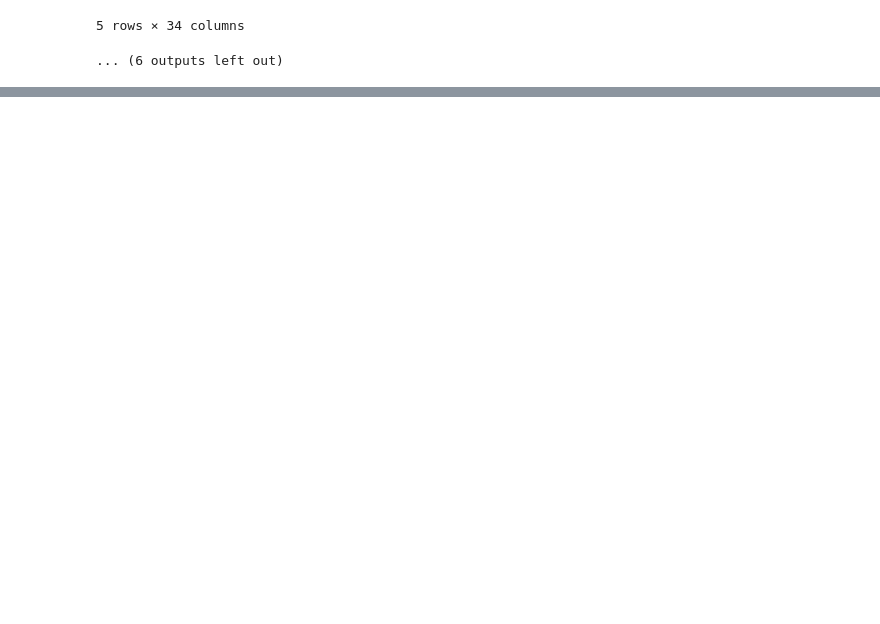
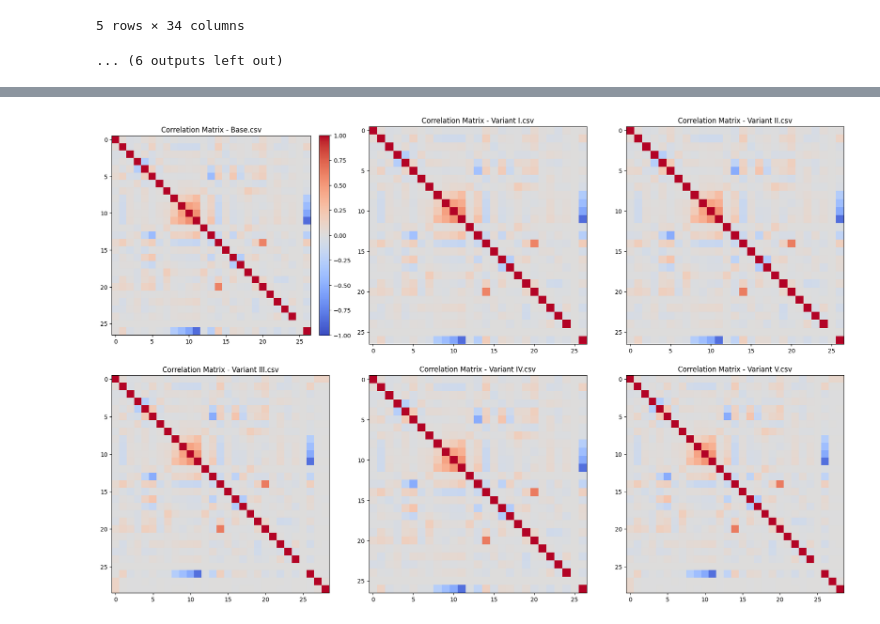
Before and after one commit to TomMcIver/Bank-Account-Fraud, a Jupyter notebook: bank-account-fraud-detection.ipynb, the cells around one changed output, grey strips where cells are left out. Drawn from its saved outputs; the diff is of its cells as text; code cells hidden in the pictures; blank space fills up the shorter version.

```diff
--- a/bank-account-fraud-detection.ipynb
+++ b/bank-account-fraud-detection.ipynb
@@ -117,0 +167,37 @@ fig.show()
+# %%
+import matplotlib.pyplot as plt
+import numpy as np
+
+
+fig, axes = plt.subplots(2, 3, figsize=(18, 12))
+
+for i, (name, df) in enumerate(datasets.items()):
+    ax = axes[i // 3, i % 3]  # Arrange in a grid
+
+    #get only numeric columns
+    df_numeric = df.select_dtypes(include=['number']).replace([np.inf, -np.inf], np.nan)
+
+    #delete columns that are NaN
+    df_numeric = df_numeric.dropna(axis=1, how='all')
+
+    #correlation matrix
+    if not df_numeric.empty and df_numeric.shape[1] > 1:
+        corr_matrix = df_numeric.corr()
+
+        #  na with 0
+        corr_matrix = corr_matrix.fillna(0)
+
+        #plot
+        im = ax.imshow(corr_matrix, cmap="coolwarm", vmin=-1, vmax=1)
+        ax.set_title(f"Correlation Matrix - {name}")
+
+        if i == 0:
+            fig.colorbar(im, ax=ax, fraction=0.046, pad=0.04)
+
+    else:
+        ax.set_title(f"No Valid Data - {name}")
+
+plt.tight_layout()
+plt.show()
+# %% [output]
+[figure, added]
```
Also changed, not shown: parts of 2 cells of this notebook.
